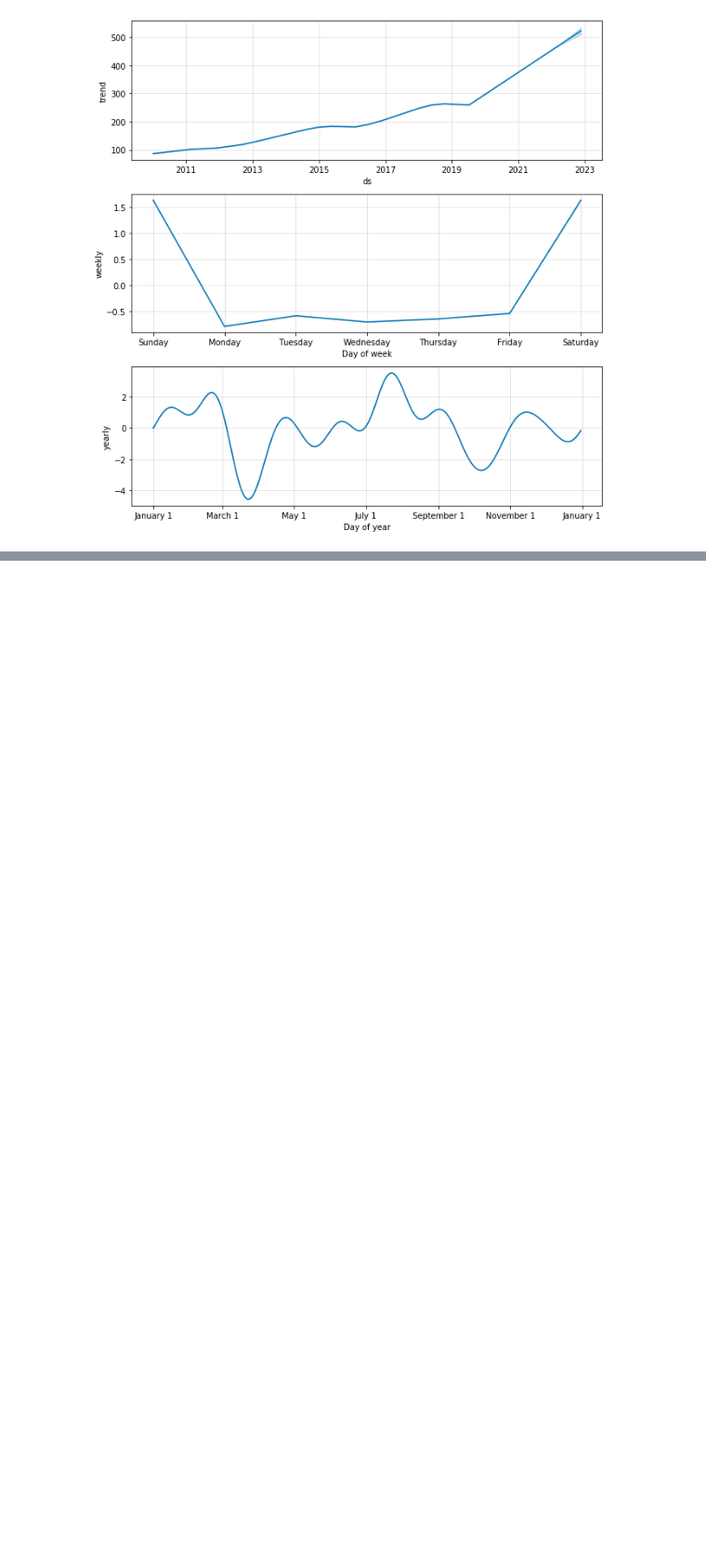
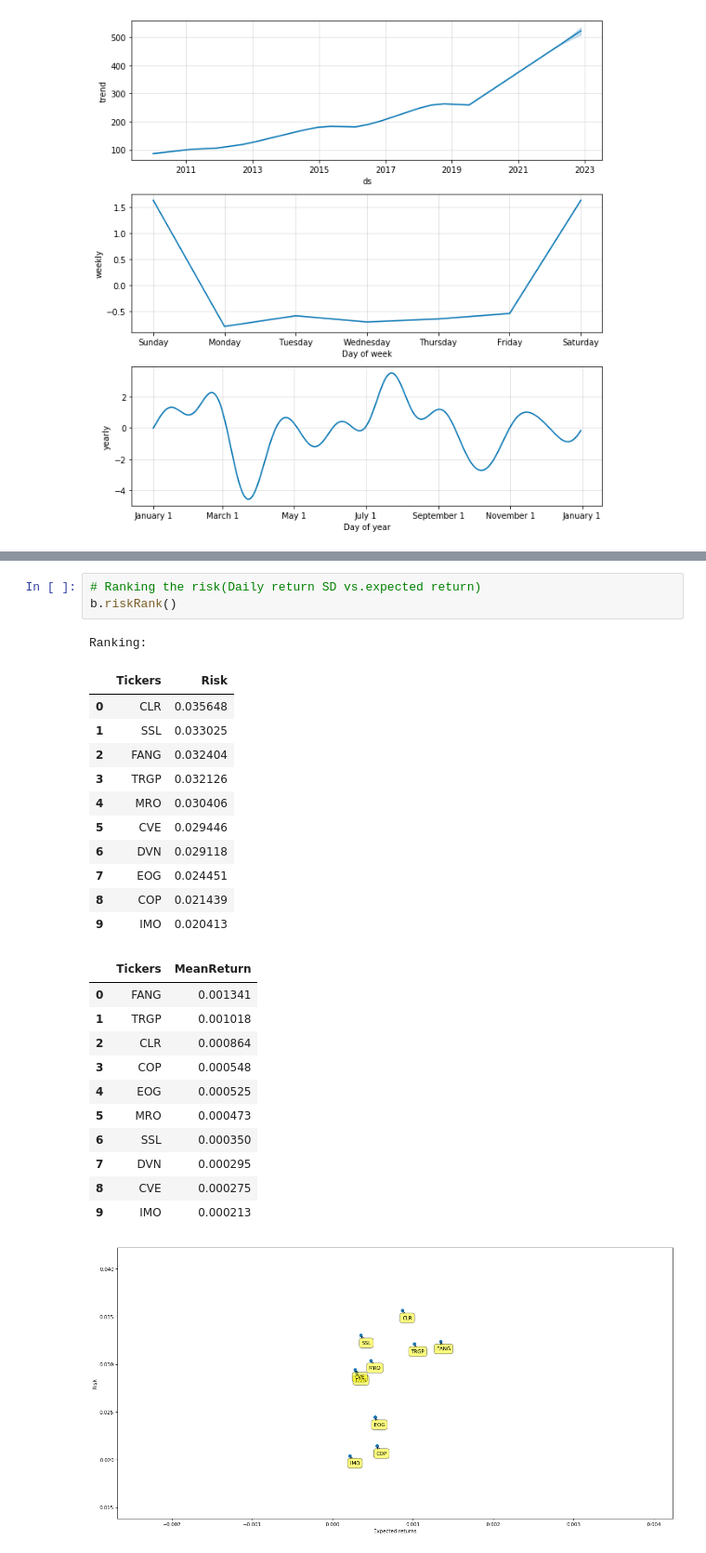
Before and after one commit to SirusAI/Prophet-Stock-Price-Prediction, a Jupyter notebook: Prophet Stock Price Prediction.ipynb, the cells around one changed output, grey strips where cells are left out. Shown at 93% size. Saved outputs shown, nothing was run; the diff lists cells and outputs as text; blank space fills up the shorter version.

```diff
--- a/Prophet Stock Price Prediction.ipynb
+++ b/Prophet Stock Price Prediction.ipynb
@@ -42,0 +43,28 @@ b.matrixCorrl(highlight)
+# %%
+# Ranking the risk(Daily return SD vs.expected return)
+b.riskRank()
+# %% [output]
+Ranking:
+|  | Tickers | Risk |
+| 0 | CLR | 0.035648 |
+| 1 | SSL | 0.033025 |
+| 2 | FANG | 0.032404 |
+| 3 | TRGP | 0.032126 |
+| 4 | MRO | 0.030406 |
+| 5 | CVE | 0.029446 |
+| 6 | DVN | 0.029118 |
+| 7 | EOG | 0.024451 |
+| 8 | COP | 0.021439 |
+| 9 | IMO | 0.020413 |
+|  | Tickers | MeanReturn |
+| 0 | FANG | 0.001341 |
+| 1 | TRGP | 0.001018 |
+| 2 | CLR | 0.000864 |
+| 3 | COP | 0.000548 |
+| 4 | EOG | 0.000525 |
+| 5 | MRO | 0.000473 |
+| 6 | SSL | 0.000350 |
+| 7 | DVN | 0.000295 |
+| 8 | CVE | 0.000275 |
+| 9 | IMO | 0.000213 |
+[figure, added]
```
Also changed, not shown: parts of 1 cell of this notebook.
